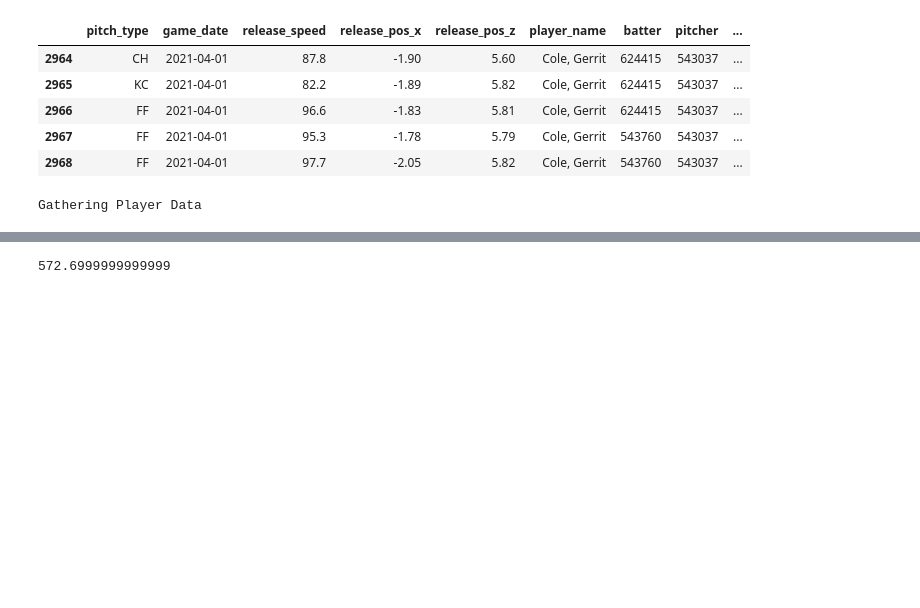
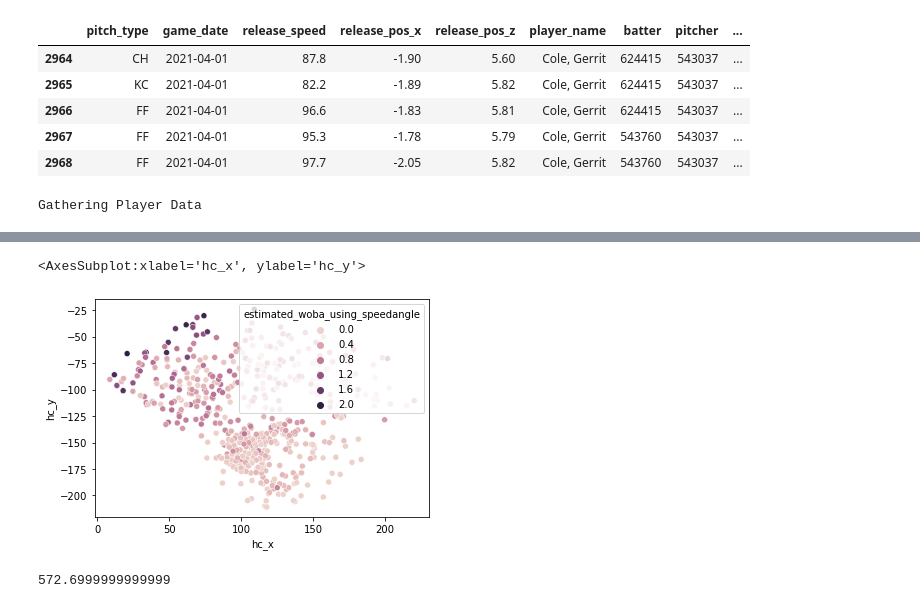
Before and after one commit to haueter19/StatCast_Data_Project, a Jupyter notebook: StatCast Data Exploration.ipynb, the cells around one changed output, grey strips where cells are left out. Saved outputs shown, nothing was run; the diff lists cells and outputs as text; code cells hidden in the pictures; blank space fills up the shorter version.

```diff
--- a/StatCast Data Exploration.ipynb
+++ b/StatCast Data Exploration.ipynb
@@ -42,7 +42,7 @@ sc.tail()
 | 2967 | FF | 2021-04-01 | 95.3 | -1.78 | 5.79 | Cole, Gerrit | 543760 | 543037 | ... |
 | 2968 | FF | 2021-04-01 | 97.7 | -2.05 | 5.82 | Cole, Gerrit | 543760 | 543037 | ... |
 # %%
-sc = statcast_batter('2021-03-20', '2021-10-01', playerid_lookup('correa', 'carlos')['key_mlbam'][0])
+sc = statcast_batter('2021-03-20', '2021-11-04', playerid_lookup('altuve', 'jose')['key_mlbam'][0])
 # %% [output]
 Gathering Player Data
 # %%
@@ -55,3 +113,9 @@ Name: if_fielding_alignment, dtype: int64
+# %%
+import seaborn as sns
+sns.scatterplot(x=sc.hc_x, y=-sc.hc_y, hue=sc.estimated_woba_using_speedangle)
+# %% [output]
+<AxesSubplot:xlabel='hc_x', ylabel='hc_y'>
+[figure, added]
 # %%
 b = batting_stats(2021, qual=1)
 # %%
```
Also changed, not shown: parts of 5 cells of this notebook.
